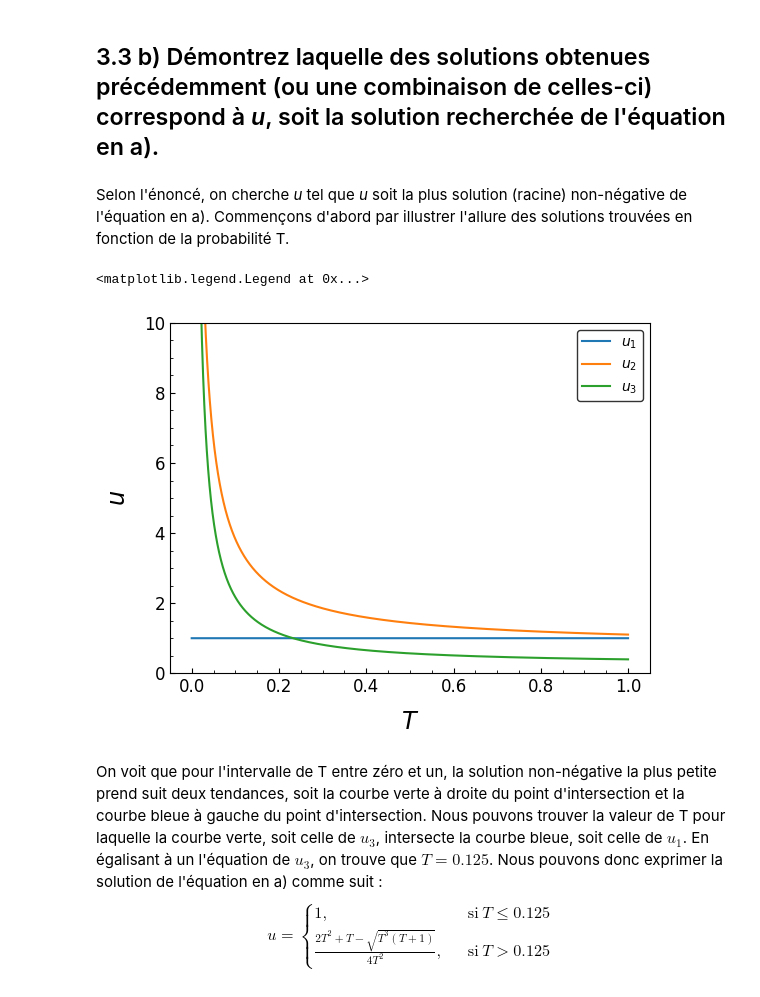
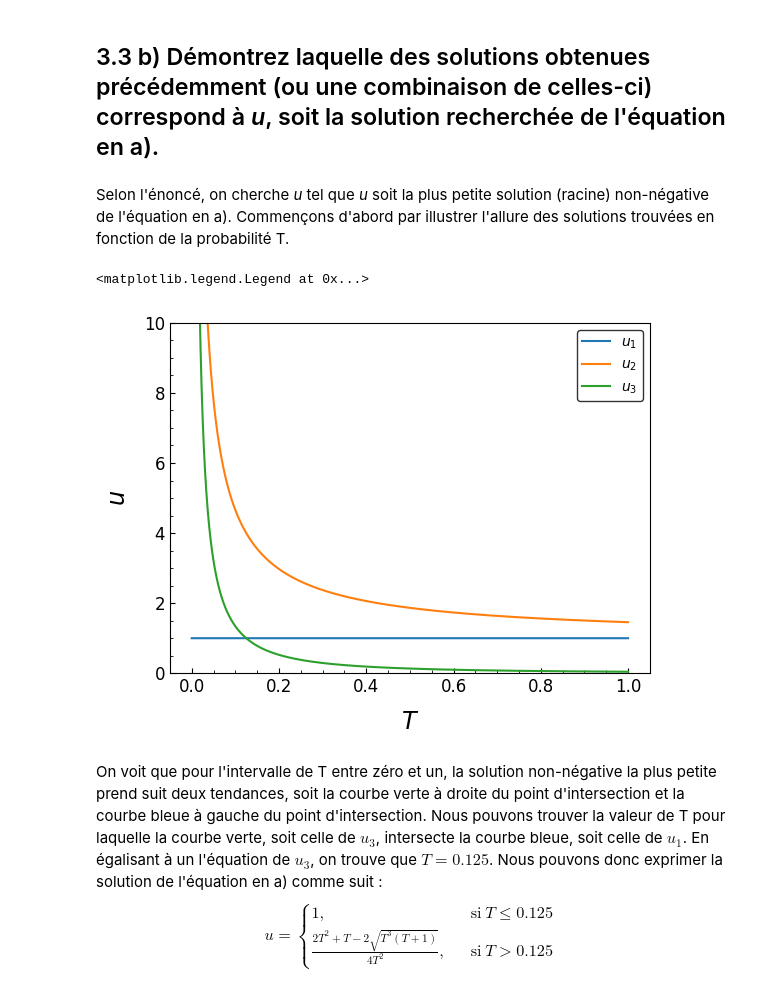
Before and after one commit to Antetokounpo/PhysNum-TP, a Jupyter notebook: TP3/TP3.ipynb, the cells around one changed output. Cells and saved outputs as stored; diff of their text form; code cells hidden in the pictures.

```diff
--- a/TP3/TP3.ipynb
+++ b/TP3/TP3.ipynb
@@ -1048,27 +1048,27 @@ $$u=\frac{2T^2+T\pm\sqrt{T^3(T+1)}}{4T^2}$$
 # %% [markdown]
 ## 3.3 b) Démontrez laquelle des solutions obtenues précédemment (ou une combinaison de celles-ci) correspond à *u*, soit la solution recherchée de l'équation en a).
 # %% [markdown]
-Selon l'énoncé, on cherche *u* tel que *u* soit la plus solution (racine) non-négative de l'équation en a). Commençons d'abord par illustrer l'allure des solutions trouvées en fonction de la probabilité T.
+Selon l'énoncé, on cherche *u* tel que *u* soit la plus petite solution (racine) non-négative de l'équation en a). Commençons d'abord par illustrer l'allure des solutions trouvées en fonction de la probabilité T.
 # %%
 import numpy as np
 import matplotlib.pyplot as plt
 plt.style.use('https://raw.githubusercontent.com/dccote/Enseignement/master/SRC/dccote-basic.mplstyle')
 
 T = np.linspace(0, 1, 10000)
 u1 = np.ones(10000)
-u2 = (2*T**2 + T + np.sqrt((T+1)*T**3)) / (4*T**2)
-u3 = (2*T**2 + T - np.sqrt((T+1)*T**3)) / (4*T**2)
+u2 = (2*T**2 + T + 2*np.sqrt((T+1)*T**3)) / (4*T**2)
+u3 = (2*T**2 + T - 2*np.sqrt((T+1)*T**3)) / (4*T**2)
 curves = [u1, u2, u3]
 labels = ["$u_1$", "$u_2$", "$u_3$"]
 for i,c in enumerate(curves):
     plt.plot(T, c, label=labels[i])
 plt.ylim((0, 10))
 plt.xlabel("$T$")
 plt.ylabel("$u$")
 plt.legend()
 # %% [output]
 <matplotlib.legend.Legend at 0x...>
-[figure, old version]
+[figure, new version]
 # %% [markdown]
 On voit que pour l'intervalle de T entre zéro et un, la solution non-négative la plus petite prend suit deux tendances, soit la courbe verte à droite du point d'intersection et la courbe bleue à gauche du point d'intersection. Nous pouvons trouver la valeur de T pour laquelle la courbe verte, soit celle de $u_3$, intersecte la courbe bleue, soit celle de $u_1$. En égalisant à un l'équation de $u_3$, on trouve que $T=0.125$. Nous pouvons donc exprimer la solution de l'équation en a) comme suit :
-$$u=\begin{cases}1,\quad &\text{si}\:T\leq0.125\\ \frac{2T^2+T-\sqrt{T^3(T+1)}}{4T^2},\quad &\text{si}\:T>0.125\end{cases}$$
+$$u=\begin{cases}1,\quad &\text{si}\:T\leq0.125\\ \frac{2T^2+T-2\sqrt{T^3(T+1)}}{4T^2},\quad &\text{si}\:T>0.125\end{cases}$$
```
Also changed, not shown: parts of 4 cells of this notebook.
